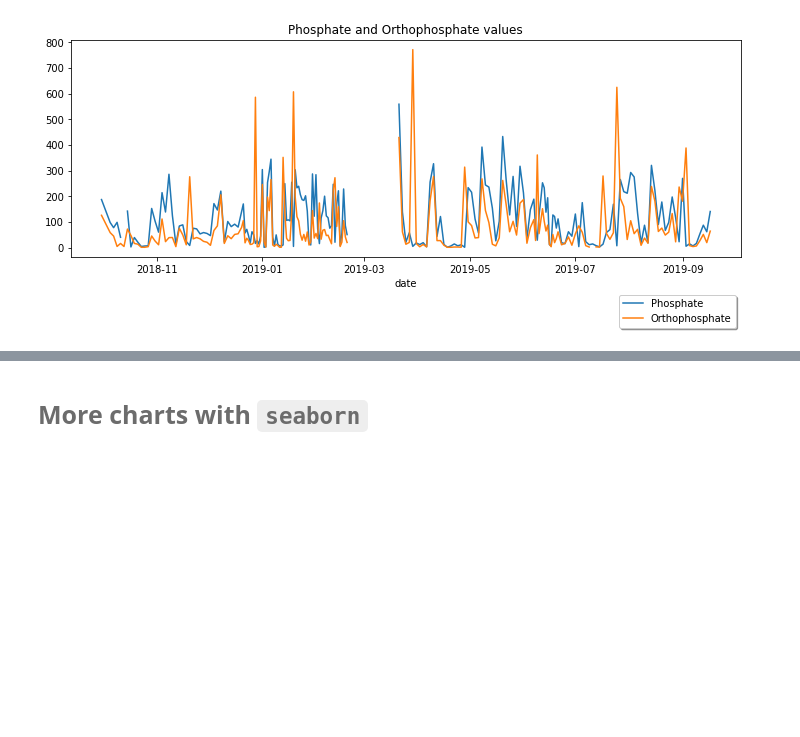
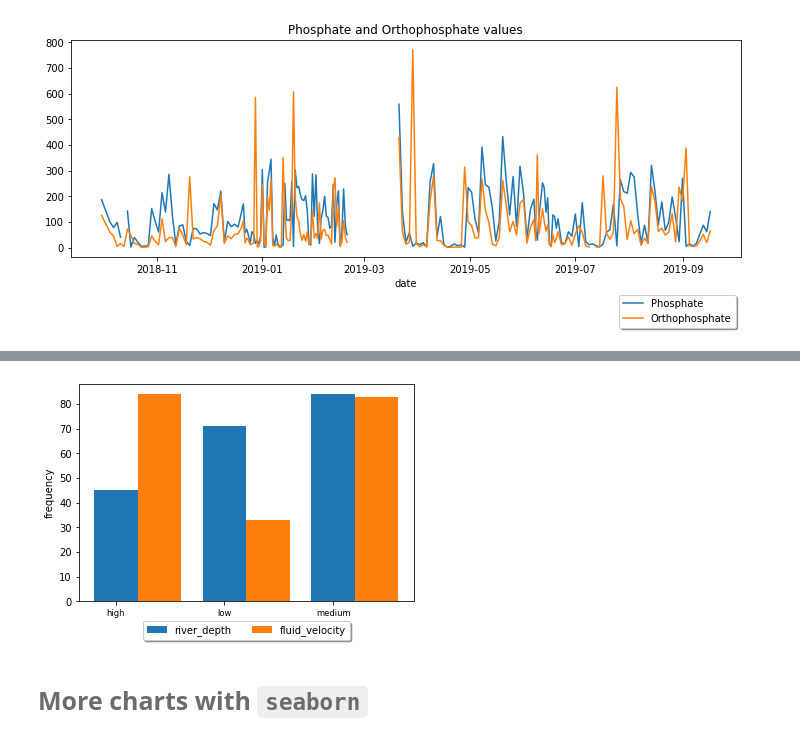
Before and after one commit to psinogas/DSlabs2019, a Jupyter notebook: Lab02.ipynb, the cells around one changed output, grey strips where cells are left out. Cells and saved outputs as stored; diff of their text form; code cells hidden in the pictures; blank space fills up the shorter version.

```diff
--- a/Lab02.ipynb
+++ b/Lab02.ipynb
@@ -146,3 +161,26 @@ def bar_chart(series, labels, title):
+# %%
+def multiple_bar_chart(ax, xvalues: list, yvalues: dict, title: str, xlabel: str, ylabel: str):
+    ax.set_title(title)
+    ax.set_xlabel(xlabel)
+    ax.set_ylabel(ylabel)
+    x = np.arange(len(xvalues))  # the label locations
+    ax.set_xticks(x)
+    ax.set_xticklabels(xvalues, fontsize='small')
+    width = 0.8  # the width of the bars
+    step = width / len(yvalues)
+    i = 0
+    for name, y in yvalues.items():
+        ax.bar(x + i * step, y, step, label=name)
+        i += 1
+    ax.legend(loc='lower center', ncol=len(yvalues), bbox_to_anchor=(0.5, -0.2), fancybox = True, shadow = True)
+
+two_series = {'river_depth': data['river_depth'].value_counts().sort_index(),
+              'fluid_velocity': data['fluid_velocity'].value_counts().sort_index()}
+plt.figure()
+multiple_bar_chart(plt.gca(), ['high', 'low', 'medium'], two_series, '', '', 'frequency')
+plt.show()
+# %% [output]
+[figure, added]
 # %% [markdown]
 <h3 style="font-family:Arial;color:#6c6c6c;font-size:25px;">More charts with <code>seaborn</code></h3>
 # %% [markdown]
```
Also changed, not shown: parts of 8 cells of this notebook, 2 other files.
